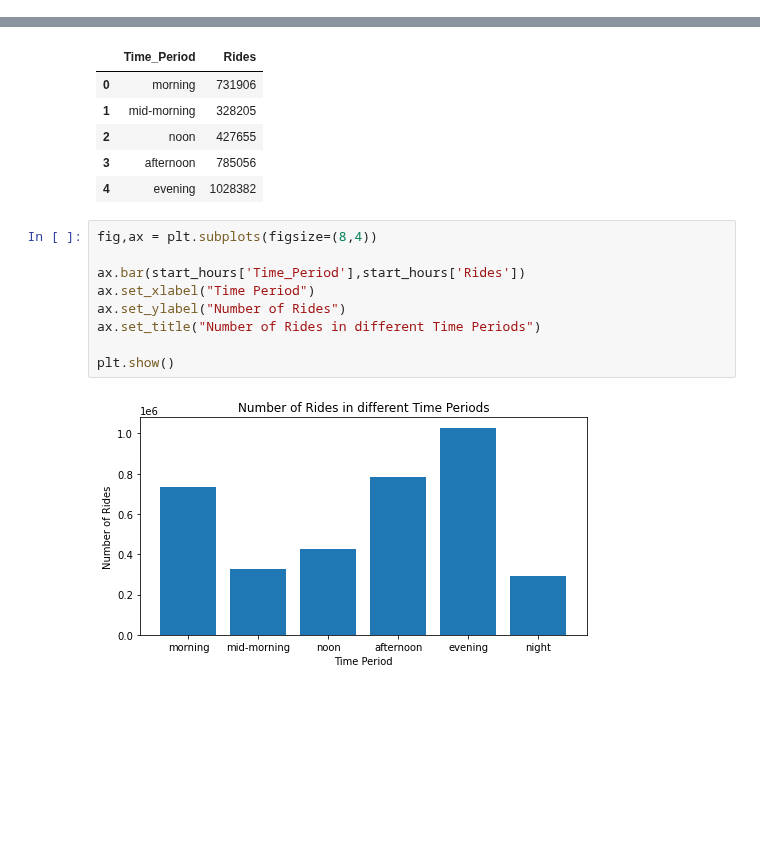
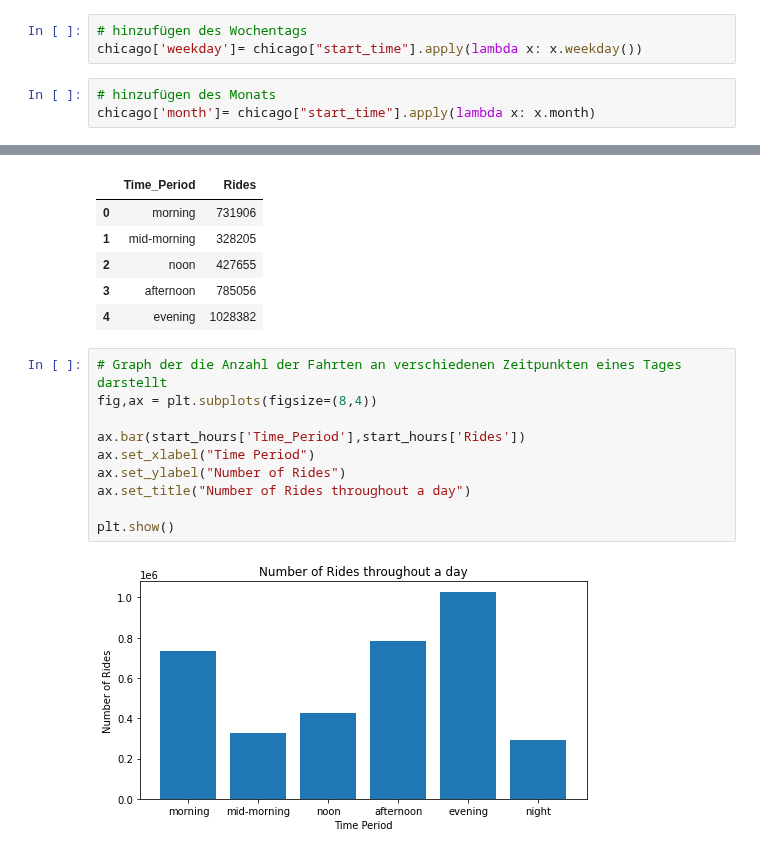
Before and after one commit to agruenb/PrescriptiveStruggle_BikeSharing, a Jupyter notebook: imkeWorkspace/Temporal_Demand_Patterns.ipynb, the cells around one changed output, grey strips where cells are left out. Cells and saved outputs as stored; diff of their text form; blank space fills up the shorter version.

```diff
--- a/imkeWorkspace/Temporal_Demand_Patterns.ipynb
+++ b/imkeWorkspace/Temporal_Demand_Patterns.ipynb
@@ -56,6 +56,12 @@ chicago['start_time'].size
 # %%
 # hinzufügen der Stunde des Starts
 chicago['start_hour']= chicago["start_time"].apply(lambda x: x.hour)
+# %%
+# hinzufügen des Wochentags
+chicago['weekday']= chicago["start_time"].apply(lambda x: x.weekday())
+# %%
+# hinzufügen des Monats
+chicago['month']= chicago["start_time"].apply(lambda x: x.month)
 # %%
 chicago.head()
 # %% [output]
@@ -126,13 +132,14 @@ start_hours.head()
 | 3 | afternoon | 785056 |
 | 4 | evening | 1028382 |
 # %%
+# Graph der die Anzahl der Fahrten an verschiedenen Zeitpunkten eines Tages darstellt
 fig,ax = plt.subplots(figsize=(8,4))
 
 ax.bar(start_hours['Time_Period'],start_hours['Rides'])
 ax.set_xlabel("Time Period")
 ax.set_ylabel("Number of Rides")
-ax.set_title("Number of Rides in different Time Periods")
+ax.set_title("Number of Rides throughout a day")
 
 plt.show()
 # %% [output]
-[figure, old version]
+[figure, new version]
```
Also changed, not shown: parts of 16 cells of this notebook.
